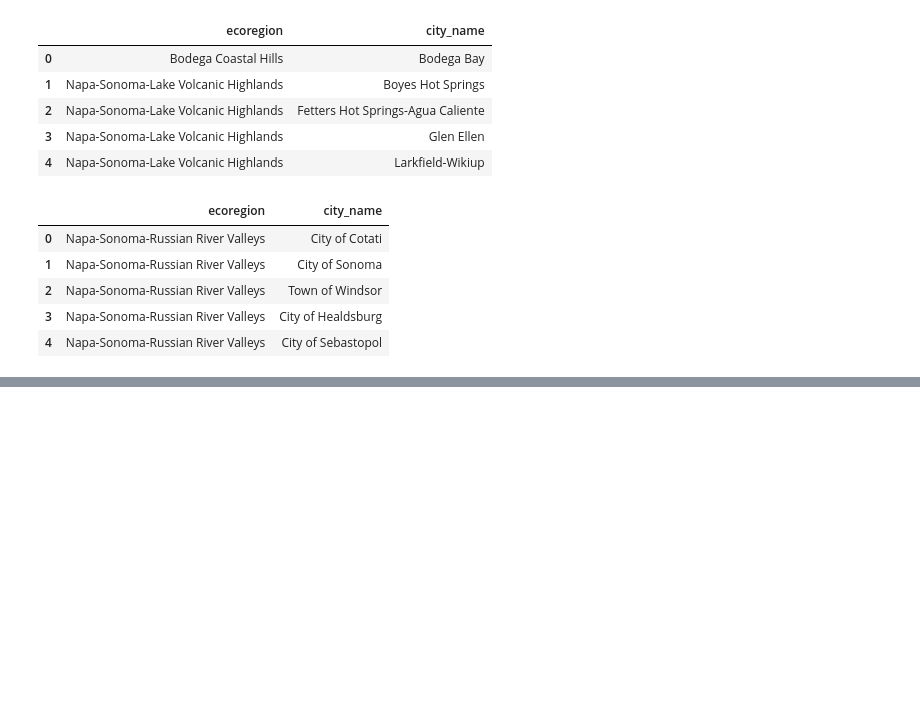
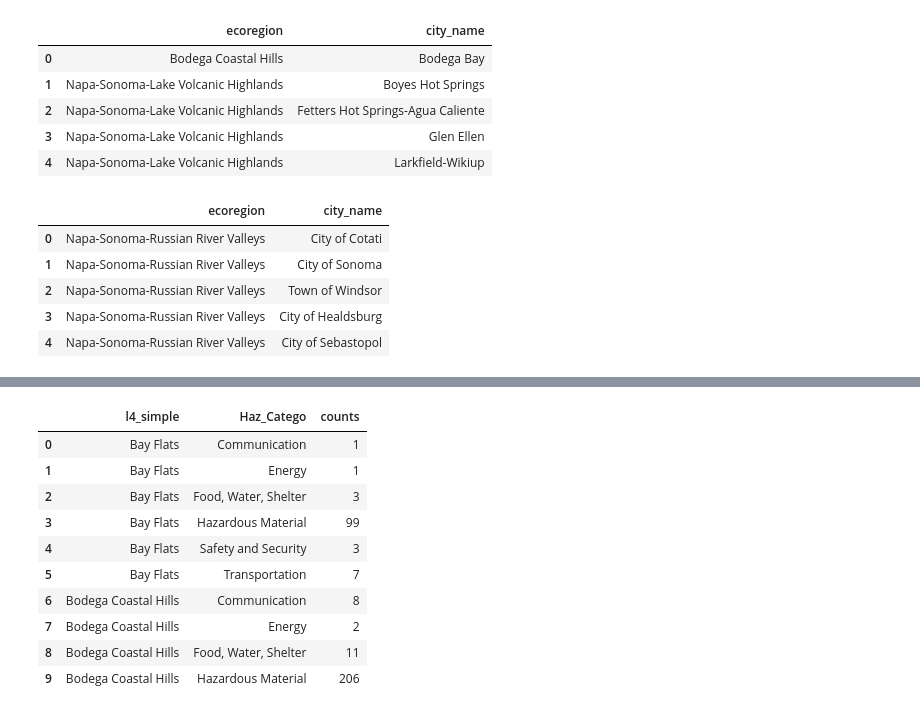
Before and after one commit to acmarley-erg/soco_resilience, a Jupyter notebook: py/zone_stats.ipynb, the cells around one changed output, grey strips where cells are left out. Cells and saved outputs as stored; diff of their text form; code cells hidden in the pictures; blank space fills up the shorter version.

Commit message:
added stats on critical facilities numbers in each zone

```diff
--- a/py/zone_stats.ipynb
+++ b/py/zone_stats.ipynb
@@ -31,6 +31,7 @@ ls_risk = gpd.read_file(clean_data + "soco_landslide_risk/ls_risk.shp")
 # read in assets data
 sonoma_veg_simp = gpd.read_file(clean_data + "sonoma_veg/sonoma_veg.shp")
 landuse = gpd.read_file(raw_data + "soco_landuse/soco_landuse.shp")
+critical_facilities = gpd.read_file(raw_data + "soco_critical_facilities/critical_facilities.shp")
 
 # Boundaries
 soco_bound = gpd.read_file(clean_data + "sonoma_county_boundary/sonoma_county_boundary.shp")
@@ -363,0 +359,7 @@ all_cities_zones.to_csv(clean_data + "ecoregion_cities.csv")
+# %%
+# intersect ecoregions and critical facilities to see which ecoregion the critical facilities are in
+critical_facilities = critical_facilities.to_crs(2226)
+critical_facil_zones = gpd.overlay(critical_facilities, ecoregions_simp, how='intersection')
+# %%
+critical_facil_zones_simp = critical_facil_zones[["Haz_Facili", "Haz_Catego", "Haz_Type", "Haz_City", "l4_simple", "geometry"]]
+critical_facil_zones_simp.head()
@@ -363,0 +373,15 @@ all_cities_zones.to_csv(clean_data + "ecoregion_cities.csv")
+# %%
+critical_facil_zones_stats = critical_facil_zones_simp.groupby(["l4_simple", "Haz_Catego"]).size().reset_index(name='counts')
+critical_facil_zones_stats.head(10)
+# %% [output]
+|  | l4_simple | Haz_Catego | counts |
+| 0 | Bay Flats | Communication | 1 |
+| 1 | Bay Flats | Energy | 1 |
+| 2 | Bay Flats | Food, Water, Shelter | 3 |
+| 3 | Bay Flats | Hazardous Material | 99 |
+| 4 | Bay Flats | Safety and Security | 3 |
+| 5 | Bay Flats | Transportation | 7 |
+| 6 | Bodega Coastal Hills | Communication | 8 |
+| 7 | Bodega Coastal Hills | Energy | 2 |
+| 8 | Bodega Coastal Hills | Food, Water, Shelter | 11 |
+| 9 | Bodega Coastal Hills | Hazardous Material | 206 |
```
Also changed, not shown: parts of 6 cells of this notebook.
